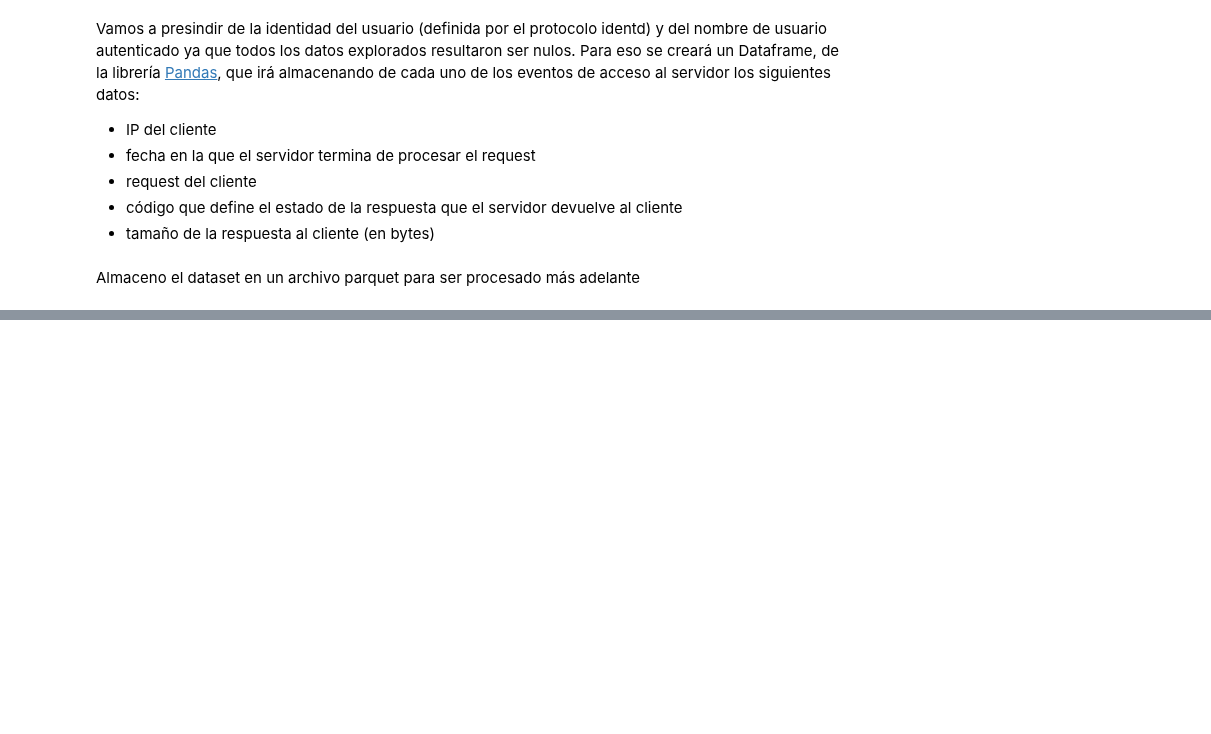
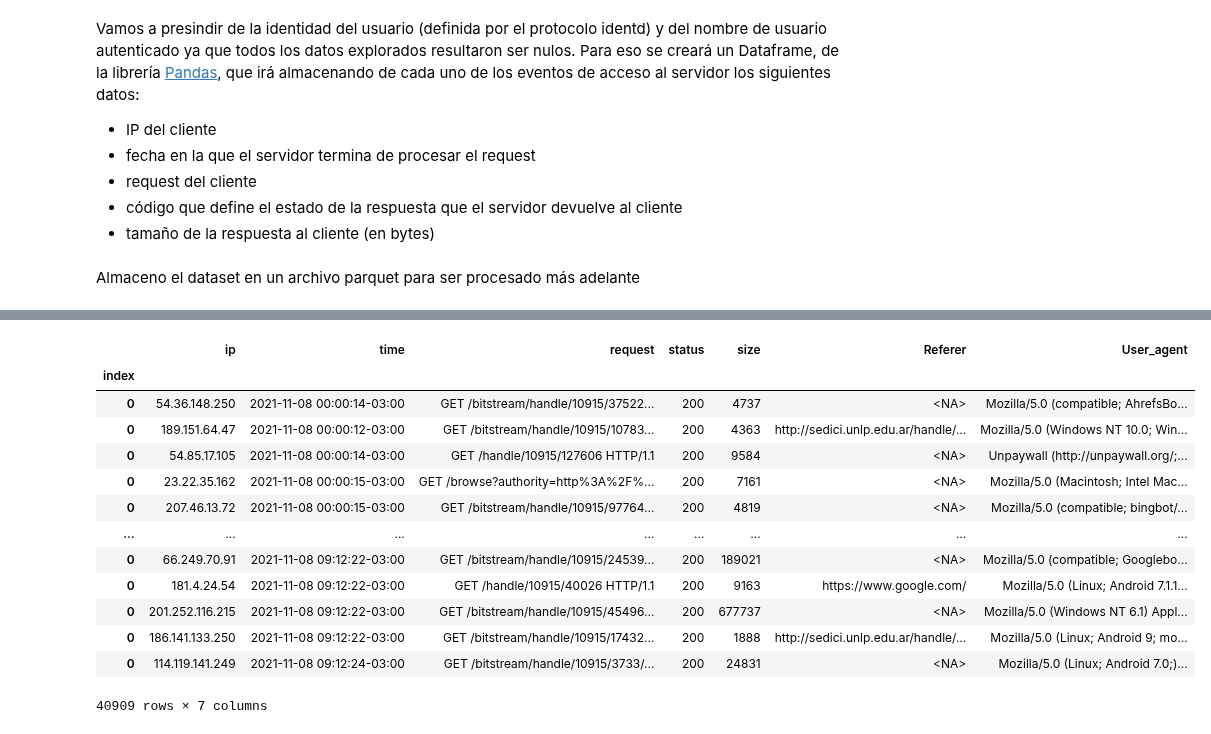
Before and after one commit to PabloDeAlbu/tp-final-mineria, a Jupyter notebook: 01-normalizacion.ipynb, the cells around one changed output, grey strips where cells are left out. Saved outputs shown, nothing was run; the diff lists cells and outputs as text; code cells hidden in the pictures; blank space fills up the shorter version.

```diff
--- a/01-normalizacion.ipynb
+++ b/01-normalizacion.ipynb
@@ -72,0 +139,17 @@ prof
+# %%
+df_log
+# %% [output]
+|  | ip | time | request | status | size | Referer | User_agent |
+| index |  |  |  |  |  |  |  |
+| 0 | 54.36.148.250 | 2021-11-08 00:00:14-03:00 | GET /bitstream/handle/10915/37522... | 200 | 4737 | <NA> | Mozilla/5.0 (compatible; AhrefsBo... |
+| 0 | 189.151.64.47 | 2021-11-08 00:00:12-03:00 | GET /bitstream/handle/10915/10783... | 200 | 4363 | http://sedici.unlp.edu.ar/handle/... | Mozilla/5.0 (Windows NT 10.0; Win... |
+| 0 | 54.85.17.105 | 2021-11-08 00:00:14-03:00 | GET /handle/10915/127606 HTTP/1.1 | 200 | 9584 | <NA> | Unpaywall (http://unpaywall.org/;... |
+| 0 | 23.22.35.162 | 2021-11-08 00:00:15-03:00 | GET /browse?authority=http%3A%2F%... | 200 | 7161 | <NA> | Mozilla/5.0 (Macintosh; Intel Mac... |
+| 0 | 207.46.13.72 | 2021-11-08 00:00:15-03:00 | GET /bitstream/handle/10915/97764... | 200 | 4819 | <NA> | Mozilla/5.0 (compatible; bingbot/... |
+| ... | ... | ... | ... | ... | ... | ... | ... |
+| 0 | 66.249.70.91 | 2021-11-08 09:12:22-03:00 | GET /bitstream/handle/10915/24539... | 200 | 189021 | <NA> | Mozilla/5.0 (compatible; Googlebo... |
+| 0 | 181.4.24.54 | 2021-11-08 09:12:22-03:00 | GET /handle/10915/40026 HTTP/1.1 | 200 | 9163 | https://www.google.com/ | Mozilla/5.0 (Linux; Android 7.1.1... |
+| 0 | 201.252.116.215 | 2021-11-08 09:12:22-03:00 | GET /bitstream/handle/10915/45496... | 200 | 677737 | <NA> | Mozilla/5.0 (Windows NT 6.1) Appl... |
+| 0 | 186.141.133.250 | 2021-11-08 09:12:22-03:00 | GET /bitstream/handle/10915/17432... | 200 | 1888 | http://sedici.unlp.edu.ar/handle/... | Mozilla/5.0 (Linux; Android 9; mo... |
+| 0 | 114.119.141.249 | 2021-11-08 09:12:24-03:00 | GET /bitstream/handle/10915/3733/... | 200 | 24831 | <NA> | Mozilla/5.0 (Linux; Android 7.0;)... |
+40909 rows × 7 columns
```
Also changed, not shown: parts of 9 cells of this notebook.
